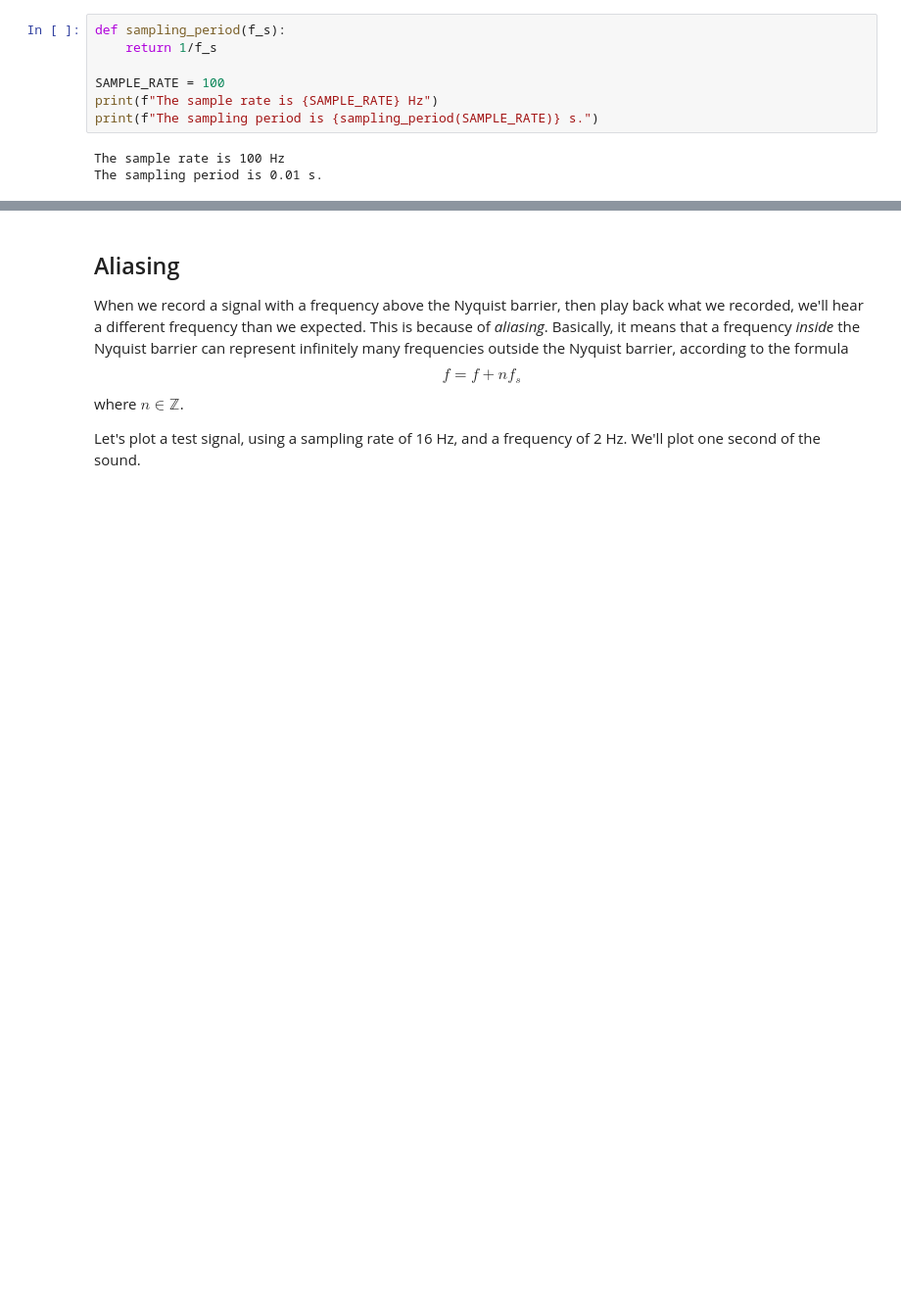
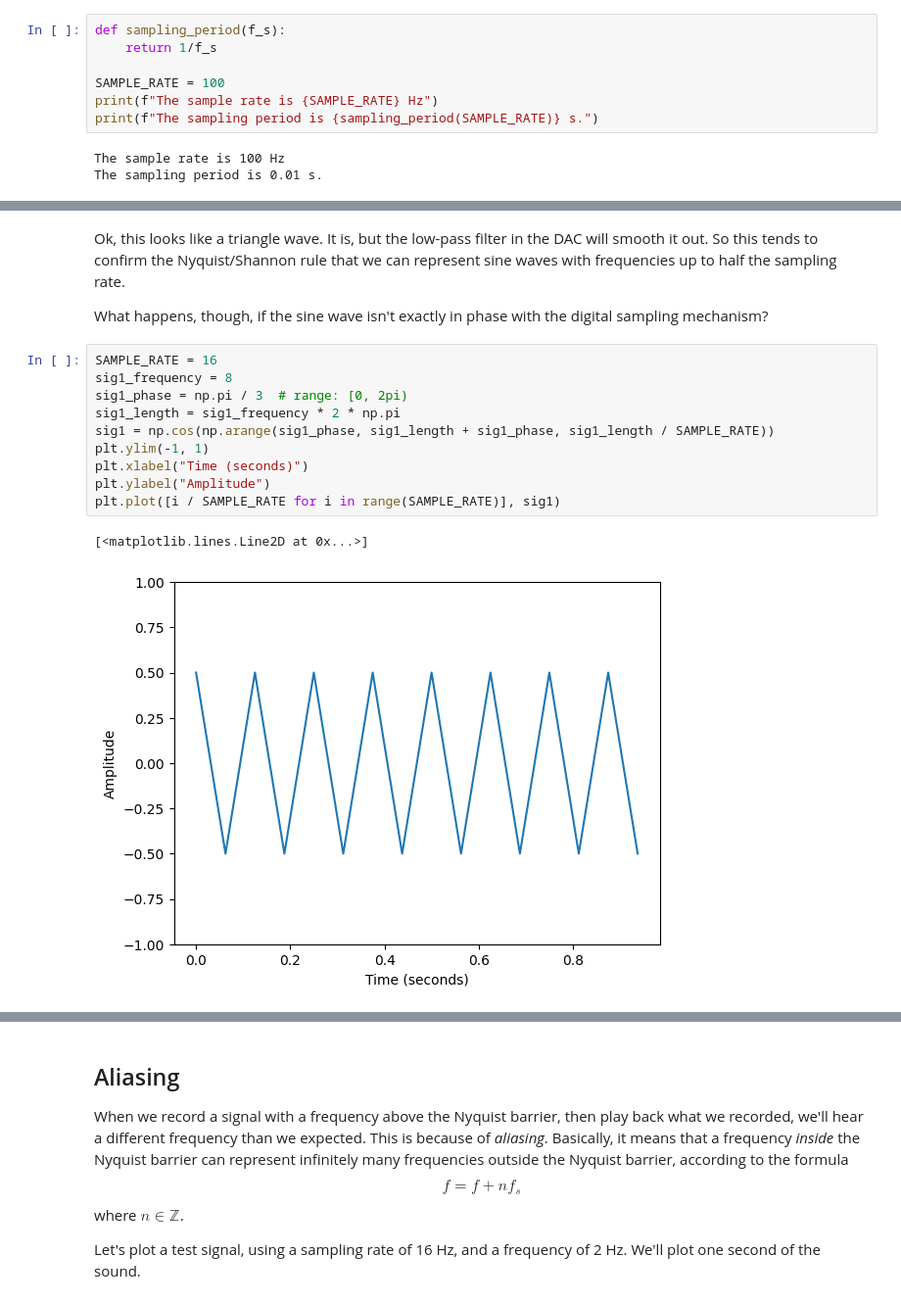
Before and after one commit to fleximeter/audio, a Jupyter notebook: notebooks/sampling.ipynb, the cells around one changed output, grey strips where cells are left out. Shown at 98% size. Cells and saved outputs as stored; diff of their text form; blank space fills up the shorter version.

```diff
--- a/notebooks/sampling.ipynb
+++ b/notebooks/sampling.ipynb
@@ -24,0 +65,17 @@ If we are trying to record a signal with frequency $f=f_s/2$, we can only record
+# %% [markdown]
+Ok, this looks like a triangle wave. It is, but the low-pass filter in the DAC will smooth it out. So this tends to confirm the Nyquist/Shannon rule that we can represent sine waves with frequencies up to half the sampling rate.
+
+What happens, though, if the sine wave isn't exactly in phase with the digital sampling mechanism?
+# %%
+SAMPLE_RATE = 16
+sig1_frequency = 8
+sig1_phase = np.pi / 3  # range: [0, 2pi)
+sig1_length = sig1_frequency * 2 * np.pi
+sig1 = np.cos(np.arange(sig1_phase, sig1_length + sig1_phase, sig1_length / SAMPLE_RATE))
+plt.ylim(-1, 1)
+plt.xlabel("Time (seconds)")
+plt.ylabel("Amplitude")
+plt.plot([i / SAMPLE_RATE for i in range(SAMPLE_RATE)], sig1)
+# %% [output]
+[<matplotlib.lines.Line2D at 0x...>]
+[figure, added]
```
Also changed, not shown: parts of 15 cells of this notebook, 7 other files.
